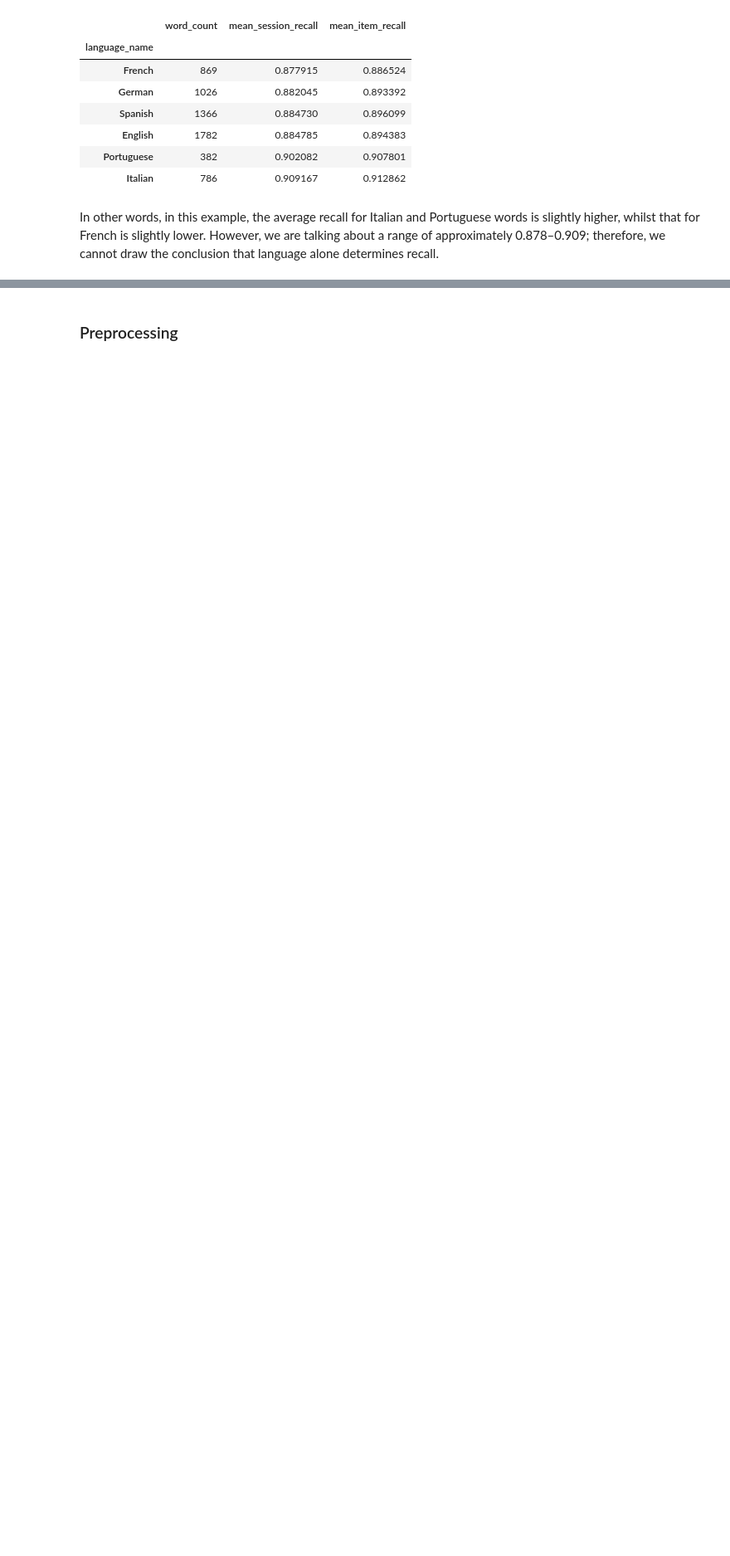
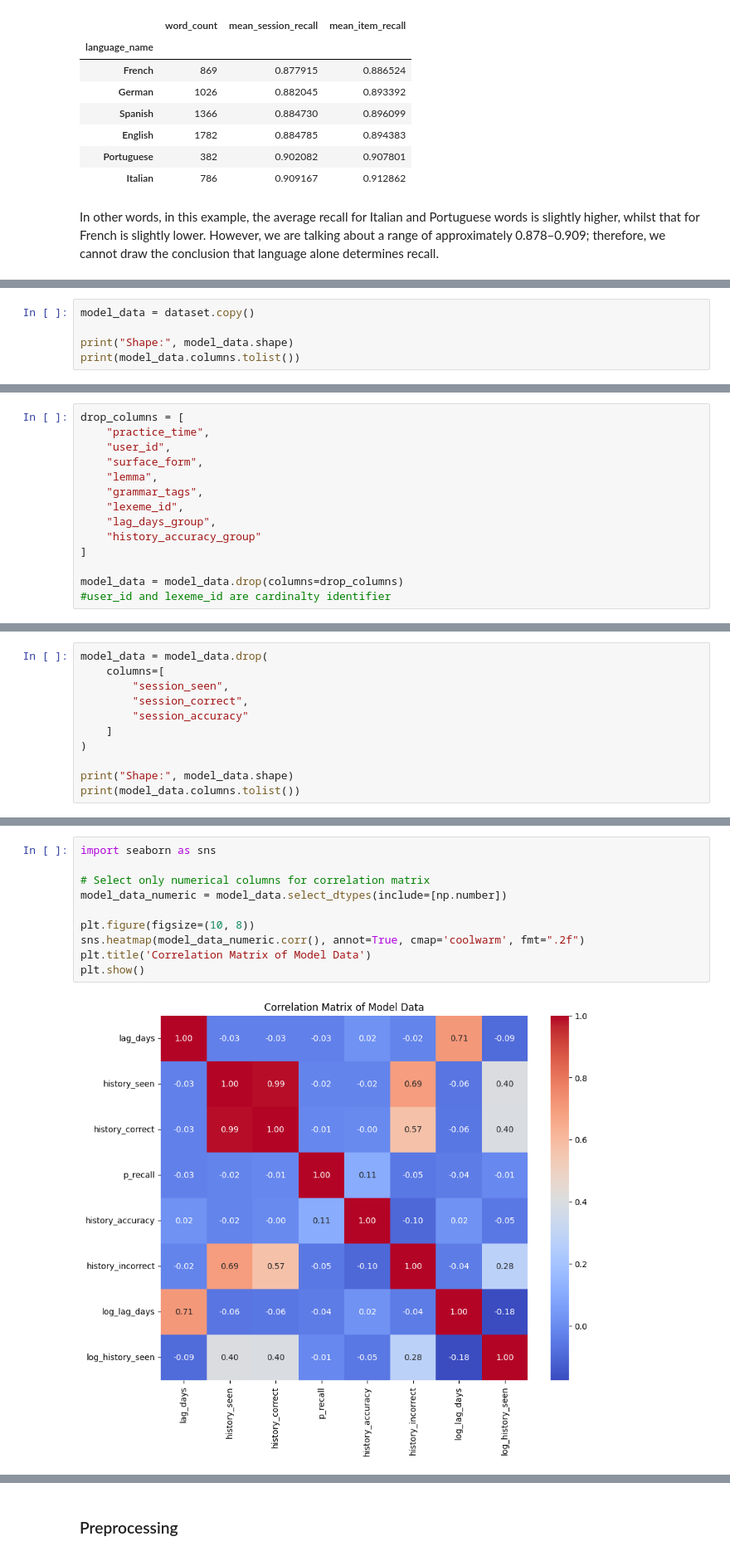
Before and after one commit to ecenurbayraktar/language_retention_predictor, a Jupyter notebook: duolingo_forgetting_prediction.ipynb, the cells around one changed output, grey strips where cells are left out. Shown at 83% size. Drawn from its saved outputs; the diff is of its cells as text; blank space fills up the shorter version.

```diff
--- a/duolingo_forgetting_prediction.ipynb
+++ b/duolingo_forgetting_prediction.ipynb
@@ -580,0 +679,5 @@ In other words, in this example, the average recall for Italian and Portuguese w
+# %%
+model_data = dataset.copy()
+
+print("Shape:", model_data.shape)
+print(model_data.columns.tolist())
@@ -580,0 +703,14 @@ In other words, in this example, the average recall for Italian and Portuguese w
+# %%
+drop_columns = [
+    "practice_time",
+    "user_id",
+    "surface_form",
+    "lemma",
+    "grammar_tags",
+    "lexeme_id",
+    "lag_days_group",
+    "history_accuracy_group"
+]
+
+model_data = model_data.drop(columns=drop_columns)
+#user_id and lexeme_id are cardinalty identifier
@@ -580,0 +738,11 @@ In other words, in this example, the average recall for Italian and Portuguese w
+# %%
+model_data = model_data.drop(
+    columns=[
+        "session_seen",
+        "session_correct",
+        "session_accuracy"
+    ]
+)
+
+print("Shape:", model_data.shape)
+print(model_data.columns.tolist())
@@ -580,0 +752,12 @@ In other words, in this example, the average recall for Italian and Portuguese w
+# %%
+import seaborn as sns
+
+# Select only numerical columns for correlation matrix
+model_data_numeric = model_data.select_dtypes(include=[np.number])
+
+plt.figure(figsize=(10, 8))
+sns.heatmap(model_data_numeric.corr(), annot=True, cmap='coolwarm', fmt=".2f")
+plt.title('Correlation Matrix of Model Data')
+plt.show()
+# %% [output]
+[figure, added]
```
Also changed, not shown: parts of 32 cells of this notebook.
